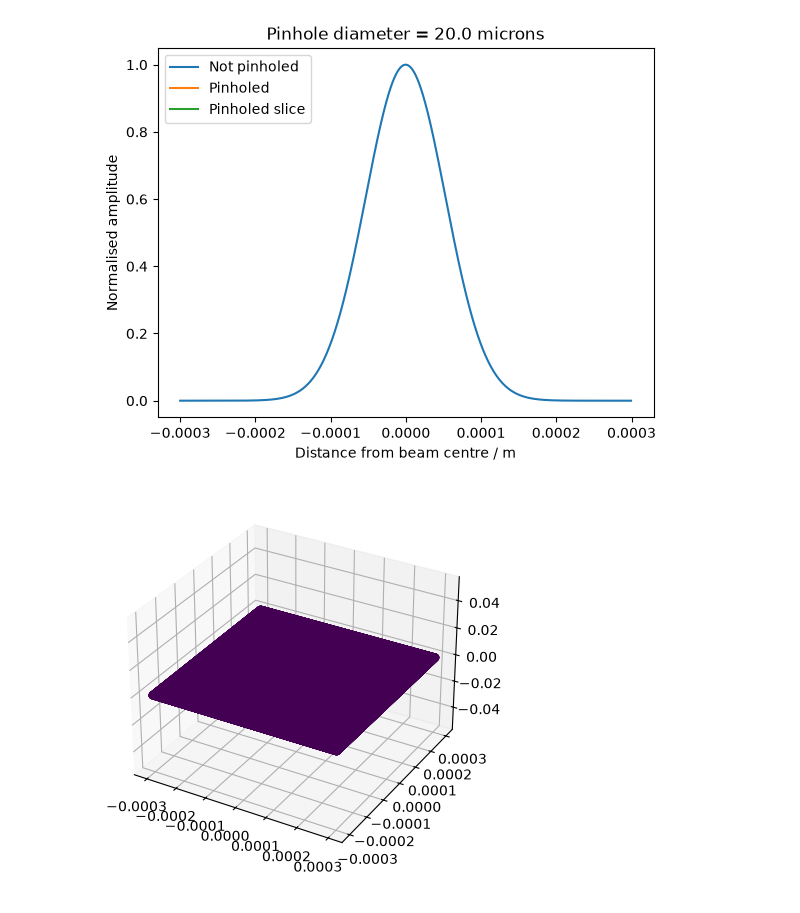
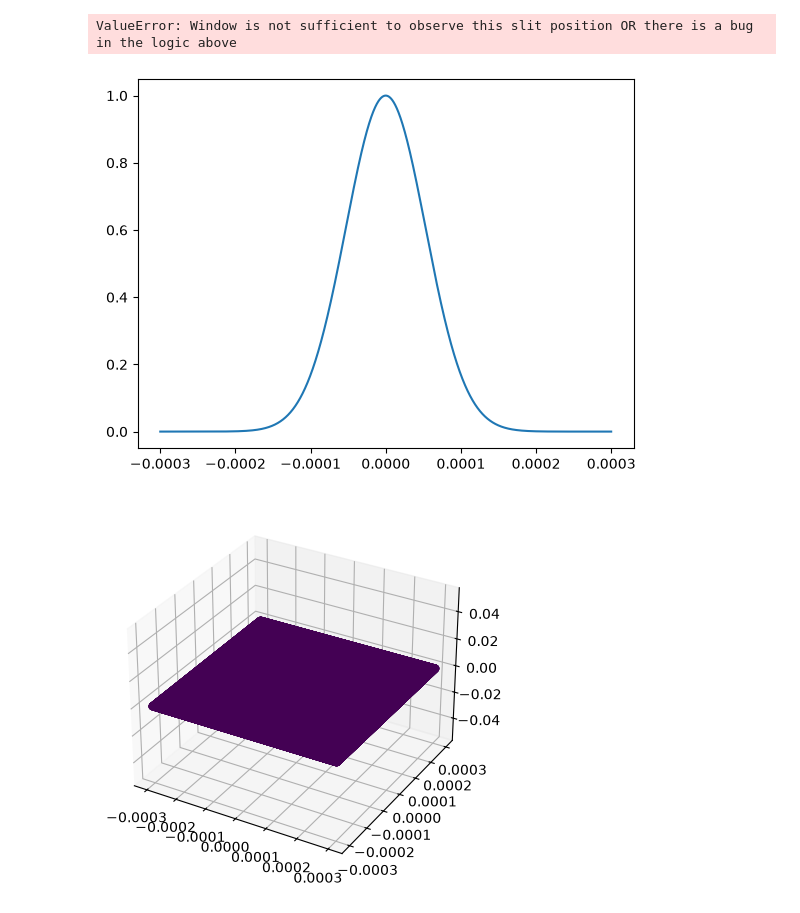
Before and after one commit to cosmosian-42/fraunhofer_diffraction, a Jupyter notebook: gaussian_beam/applying_a_mask.ipynb, the cells around one changed output. Saved outputs shown, nothing was run; the diff lists cells and outputs as text; code cells hidden in the pictures.

Commit message:
Added new movable slit function and tested with higher sampling, still find no further bug info

```diff
--- a/gaussian_beam/applying_a_mask.ipynb
+++ b/gaussian_beam/applying_a_mask.ipynb
@@ -286,6 +286,35 @@ def pinhole_slit_movable(x, y, radius, wavelength, amp, x_pos, y_pos):
 # even with large window, this occurs, so is not to do with it missing all values of a beam passing through
 # function is zero-ing amplitude across all points for some reason
 # whyyyyyyy :(
+
+def movable_slit(x, y, wavelength, amp, x_pos, y_pos):
+    """
+    Sets up a 1x2 rectangular slit for the purposes of a gaussian beam. The slit can be moved in the x-y plane to understand changes to positioning
+    Args:
+        x (np.meshgrid): a meshgrid of x
+        y (np.meshgrid): a meshgrid of y
+        wavelength (float): the wavelength of the beam, used to be the slit width
+        amp (np.meshgrid): the amplitude values
+        x_pos (float): the x coordinate position of the centre of the slit
+        y_pos (float): the y coordinate position of the centre of the slit
+    Returns:
+        amp (np.meshgrid): the updated amplitude values
+    """
+    # converts wavelength to metres and defines x,y positions to iterate through
+    wavelength = wavelength * (10**-9)
+    a = 0
+    b = 0
+    # iterates through the meshgrid with a given logic
+    while a < len(x):
+        if abs(x[a,b]-x_pos) > wavelength/2 or abs(y[a,b]-y_pos) > wavelength:
+            amp[a,b] = 0
+        b += 1
+        if len(x) == b:
+            b = 0
+            a += 1
+    if np.max(amp) == 0:
+        raise ValueError("Window is not sufficient to observe this slit position OR there is a bug in the logic above")
+    return amp
 # %%
 # sets initial parameters of the beam
 
@@ -295,41 +324,43 @@ z = 1e-10 # at the source
 a_0 = 100
 n = 1
 variable = omega_0 / 0.25 # window size as a linear function of omega_0
-samples = 1000
+samples = 5000
 pinhole_radius = 1e-5
 
 
 # defines a meshgrid of xy values and calculates the beam at this point
 
 initial_beam_x = np.linspace(-variable,variable,samples)
 initial_beam_y = np.linspace(-variable,variable,samples)
 x_mesh, y_mesh = np.meshgrid(initial_beam_x, initial_beam_y)
 amp, phase = gaussian_beam(omega_0, z, wavelength, a_0, x_mesh, y_mesh, n)
 
 marginal = np.sum(amp, 0)
 plt.plot(np.linspace(-variable,variable,samples, endpoint = False), marginal/np.max(marginal), '-', label = ('Not pinholed'))
 
 # uncomment which one you want then vary samples and variable (window size) to get a good graph
 lines_per_mm = 6000
-# amp = pinhole_slit(x_mesh, y_mesh, pinhole_radius, wavelength, amp)
+amp = pinhole(x_mesh, y_mesh, pinhole_radius, amp)
 #amp = diffraction_grating(x_mesh, y_mesh, pinhole_radius, amp, lines_per_mm)
-amp = pinhole_slit_movable(x_mesh, y_mesh, pinhole_radius, wavelength, amp, 2e-6, 2e-6)
+#amp = pinhole_slit_movable(x_mesh, y_mesh, pinhole_radius, wavelength, amp, 2e-6, 2e-6)
+amp = movable_slit(x_mesh, y_mesh, wavelength, amp, 2e-6, 2e-6)
 
 marginal = np.sum(amp, 0)
 plt.plot(np.linspace(-variable,variable,samples, endpoint = False), marginal/np.max(marginal), '-', label = ('Pinholed'))
 # not the best representation, but shows the sharp cut off. In reality, this is far less curved
 
 slice_2d = amp[len(y_mesh)//2, :]
 plt.plot(np.linspace(-variable,variable,samples, endpoint = False), slice_2d/np.max(slice_2d), '-', label = 'Pinholed slice')
 # better representation of the graph
 
 plt.legend(fontsize = 10, loc = 2)
 plt.title(f'Pinhole diameter = {2 * pinhole_radius * (10**6)} microns')
 plt.xlabel('Distance from beam centre / m')
 plt.ylabel('Normalised amplitude')
 plt.show()
 # %% [output]
+ValueError: Window is not sufficient to observe this slit position OR there is a bug in the logic above
-[figure, old version]
+[figure, new version]
 # %%
 fig = plt.figure()
 ax = fig.add_subplot(111, projection='3d')
```
